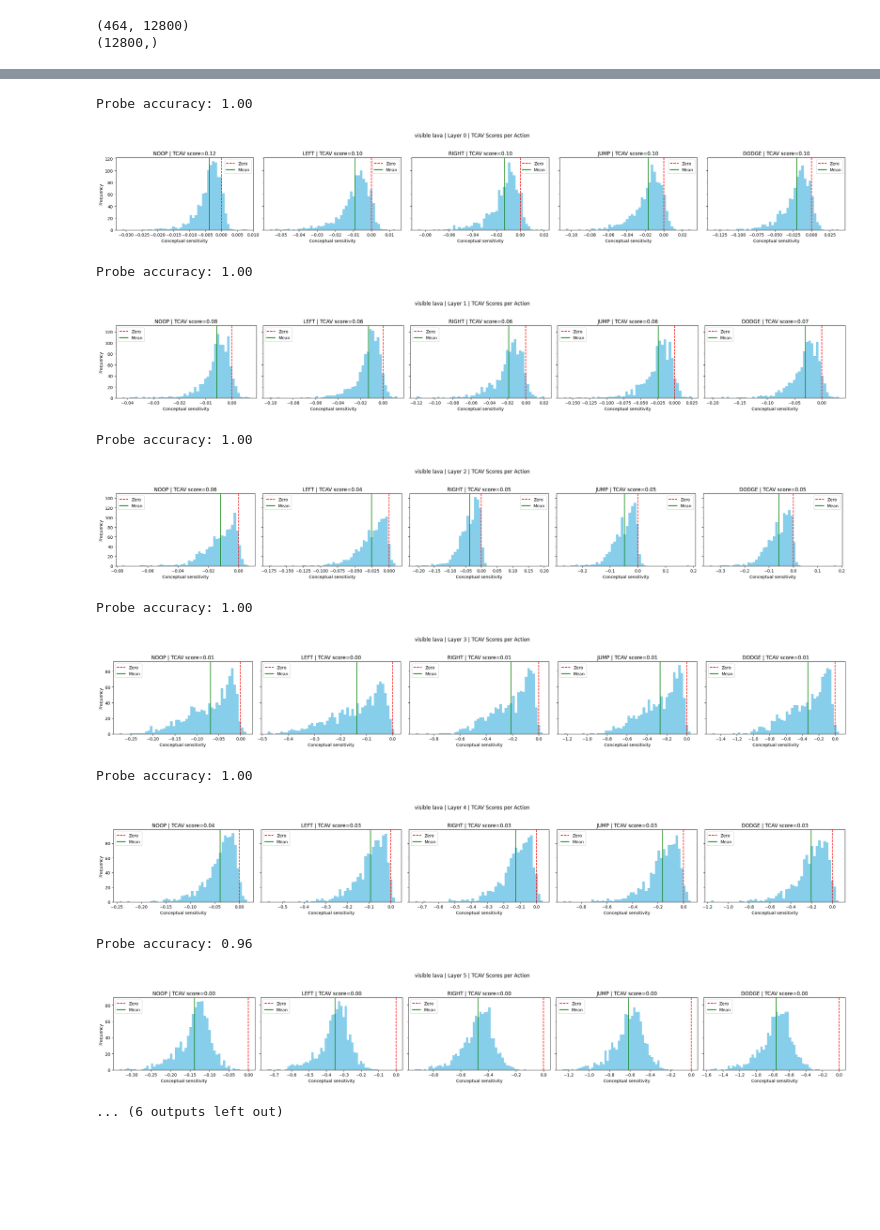
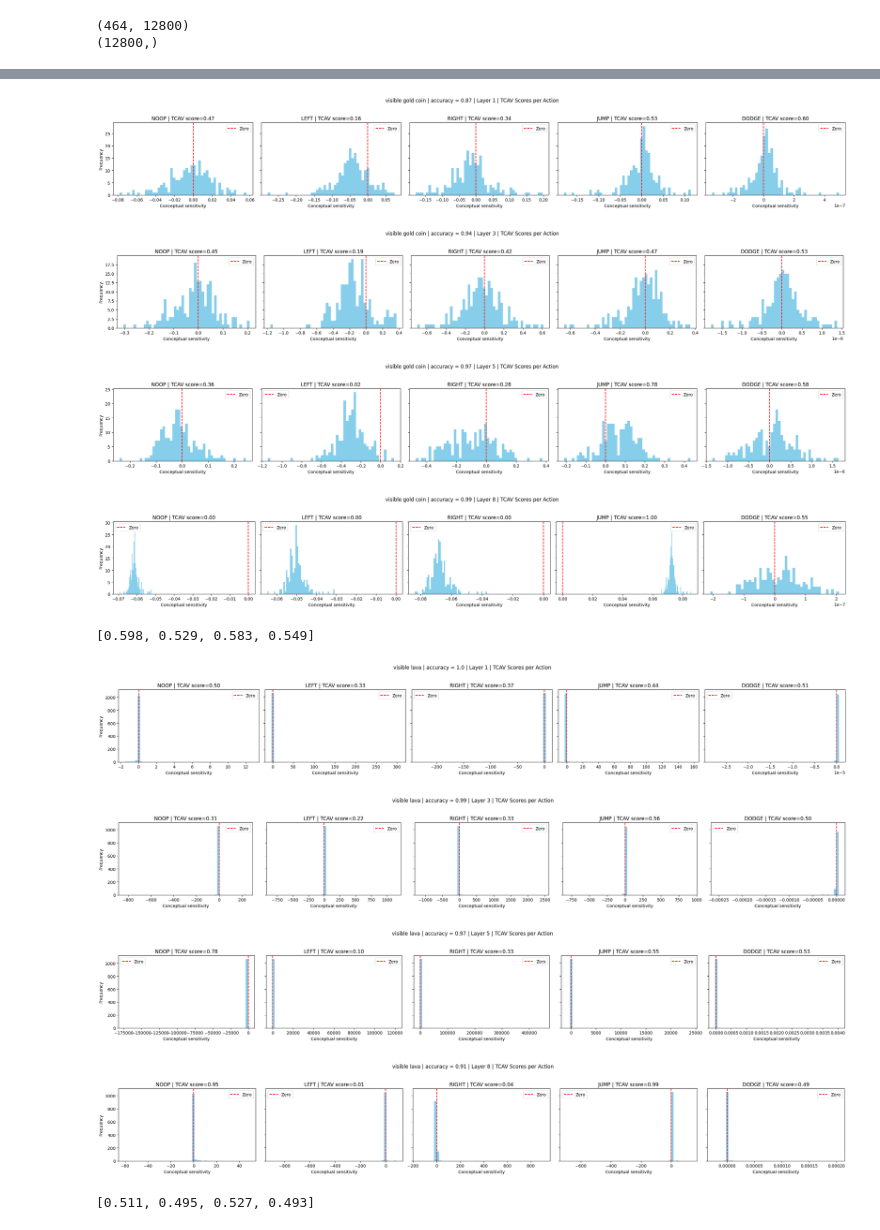
Before and after one commit to JacobLyLa/Qrunner-XAI, a Jupyter notebook: notebooks/probing_tcav.ipynb, the cells around one changed output, grey strips where cells are left out. Cells and saved outputs as stored; diff of their text form; code cells hidden in the pictures; blank space fills up the shorter version.

```diff
--- a/notebooks/probing_tcav.ipynb
+++ b/notebooks/probing_tcav.ipynb
@@ -198,5 +282,5 @@ DODGE: 0.03
 # %%
-def calculate_tcav_action(concept, layer):
+def tcav_softmax(concept, layer):
     concept.prepare_data(env_steps, max_size=10000)
     train_obs = torch.tensor(concept.train_obs.copy()).float()
     train_values = torch.tensor(concept.train_values, dtype=torch.float32)
@@ -212,11 +296,11 @@ def calculate_tcav_action(concept, layer):
 
     lr = LogisticRegression(max_iter=100, solver='liblinear', penalty='l1', C=1)
     lr.fit(x_data_train, y_data_train)
-    print(f"Probe accuracy: {lr.score(x_data_test, y_data_test):.2f}")
+    probe_accuracy = round(lr.score(x_data_test, y_data_test), 2)
 
     test_activations = acts_dict_test[layer]
     flat_weights = lr.coef_[0]
-    norm_direction = flat_weights / np.linalg.norm(flat_weights)
+    norm_direction = flat_weights # / np.linalg.norm(flat_weights)
 
     fig, axes = plt.subplots(1, len(action_names), figsize=(5 * len(action_names), 4), sharey=True)
     if len(action_names) == 1:
@@ -224,7 +308,7 @@ def calculate_tcav_action(concept, layer):
 
     for idx, action in enumerate(action_names):
         test_activations.requires_grad_(True)
-        q_values = model.network[layer + 1:](test_activations)[:, idx]
+        q_values = model.network[layer + 1:](test_activations).softmax(dim=1)[:, idx]
         q_values.backward(torch.ones_like(q_values))
         activations_grad = test_activations.grad.clone()
         test_activations.requires_grad_(False)
@@ -237,7 +321,6 @@ def calculate_tcav_action(concept, layer):
         flat_activations_grad = activations_grad.flatten(start_dim=1).cpu().numpy()
         directional_derivatives = np.dot(flat_activations_grad, norm_direction)
 
-        mean_value = np.mean(directional_derivatives)
         positive_fraction = np.mean(directional_derivatives > 0)
 
         ax = axes[idx]
@@ -245,11 +328,11 @@ def calculate_tcav_action(concept, layer):
         ax.set_xlabel('Conceptual sensitivity')
         ax.set_title(f"{action} | TCAV score={positive_fraction:.2f}")
         ax.axvline(x=0, color='r', linestyle='--', label='Zero')
-        ax.axvline(x=mean_value, color='green', linestyle='-', label='Mean')
         if idx == 0:
             ax.set_ylabel('Frequency')
         ax.legend()
 
-    fig.suptitle(f"{concept.name} | Layer {layer} | TCAV Scores per Action")
+    fig.suptitle(f"{concept.name} | accuracy = {probe_accuracy} | Layer {layer} | TCAV Scores per Action")
     plt.tight_layout(rect=[0, 0.03, 1, 0.95])
     plt.show()
+    return round(positive_fraction, 3)
@@ -273,17 +465,22 @@ Probe accuracy: 1.00
+# %%
+scores = []
+for layer in activation_layers:
+    scores.append(tcav_softmax(concept_instances['Visible gold coin'], layer))
+print(scores)
+# %% [output]
+[figure, added]
+[figure, added]
+[figure, added]
+[figure, added]
+[0.598, 0.529, 0.583, 0.549]
 # %%
-for layer in range(9):
-    calculate_tcav_action(concept_instances['Visible lava'], layer)
+scores = []
+for layer in activation_layers:
+    scores.append(tcav_linear_softmax(concept_instances['Visible lava'], layer))
+print(scores)
 # %% [output]
+[figure, new version]
+[figure, new version]
+[figure, new version]
+[figure, new version]
-Probe accuracy: 1.00
+[0.511, 0.495, 0.527, 0.493]
-[figure, old version]
-Probe accuracy: 1.00
-[figure, old version]
-Probe accuracy: 1.00
-[figure, old version]
-Probe accuracy: 1.00
-[figure, old version]
-Probe accuracy: 1.00
-[figure, removed]
-Probe accuracy: 0.96
-[figure, removed]
-... (6 outputs left out)
```
Also changed, not shown: parts of 26 cells of this notebook, 1 other file.
